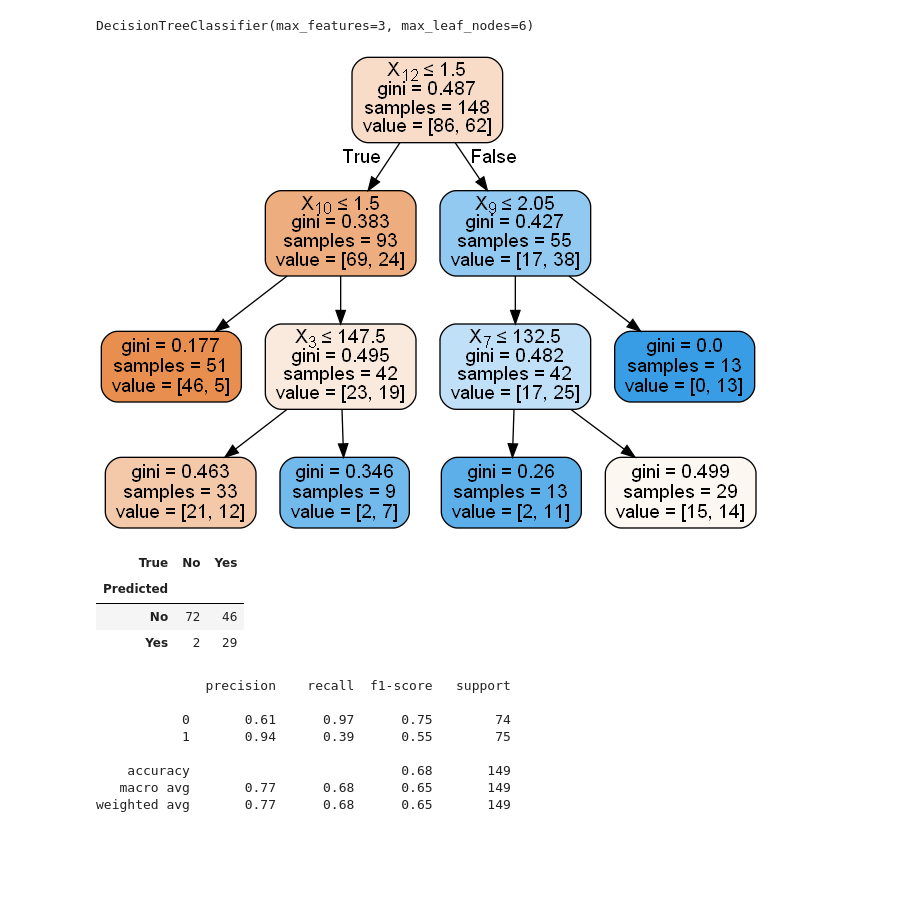
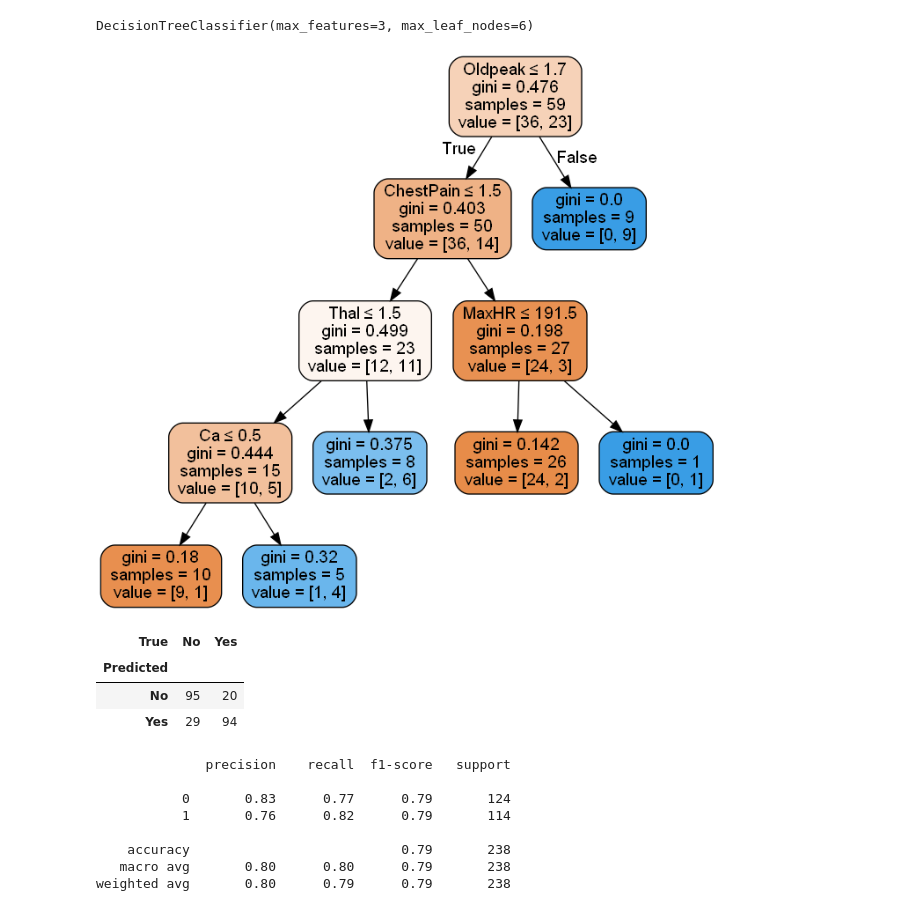
Before and after one commit to benjov/Econometria-II-2022, a Jupyter notebook: Clase_13_SupervisedLearning/Regression_decisionTree.ipynb, the cells around one changed output. Drawn from its saved outputs; the diff is of its cells as text; code cells hidden in the pictures; blank space fills up the shorter version.

```diff
--- a/Clase_13_SupervisedLearning/Regression_decisionTree.ipynb
+++ b/Clase_13_SupervisedLearning/Regression_decisionTree.ipynb
@@ -327,7 +308,7 @@ heart_df.Thal = pd.factorize(heart_df.Thal)[0]
 X = heart_df.drop('AHD', axis=1)
 y = pd.factorize(heart_df.AHD)[0]
 # %%
-X_train, X_test, y_train, y_test = train_test_split(X, y, test_size=0.5, random_state=0)
+X_train, X_test, y_train, y_test = train_test_split(X, y, test_size=0.8, random_state=0)
 
 
 dtree = DecisionTreeClassifier(max_depth=None, max_leaf_nodes=6, max_features=3)
@@ -337,12 +318,13 @@ DecisionTreeClassifier(max_features=3, max_leaf_nodes=6)
 # %%
 dot_data = StringIO()
 export_graphviz(dtree, out_file=dot_data,
                 filled=True, rounded=True,
+                feature_names = X.columns,
                 special_characters=True)
 graph = pydotplus.graph_from_dot_data(dot_data.getvalue())
 Image(graph.create_png())
 # %% [output]
-[figure, old version]
+[figure, new version]
 # %%
 pred = dtree.predict(X_test)
 # %%
@@ -353,16 +335,16 @@ cm
 # %% [output]
 | True | No | Yes |
 | Predicted |  |  |
-| No | 72 | 46 |
-| Yes | 2 | 29 |
+| No | 95 | 20 |
+| Yes | 29 | 94 |
 # %%
 print(classification_report(y_test, pred))
 # %% [output]
               precision    recall  f1-score   support
 
-           0       0.61      0.97      0.75        74
-           1       0.94      0.39      0.55        75
+           0       0.83      0.77      0.79       124
+           1       0.76      0.82      0.79       114
 
-    accuracy                           0.68       149
-   macro avg       0.77      0.68      0.65       149
-weighted avg       0.77      0.68      0.65       149
+    accuracy                           0.79       238
+   macro avg       0.80      0.80      0.79       238
+weighted avg       0.80      0.79      0.79       238
```
Also changed, not shown: parts of 17 cells of this notebook, 3 other files.
